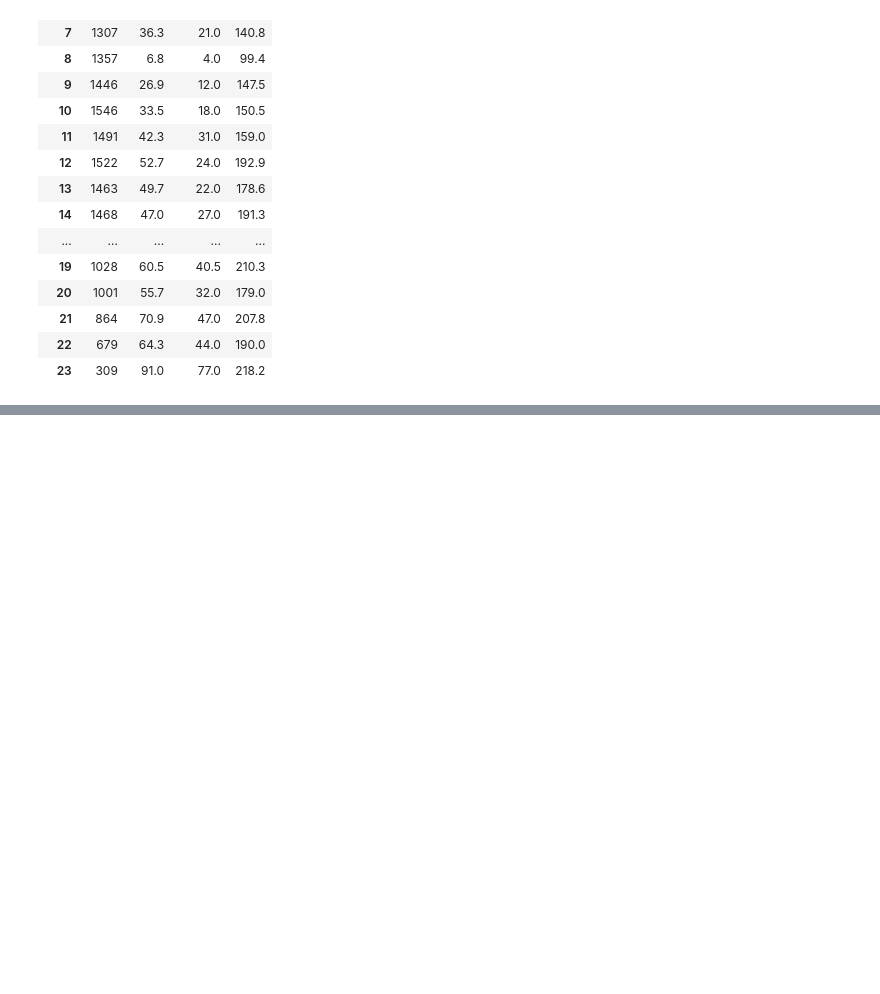
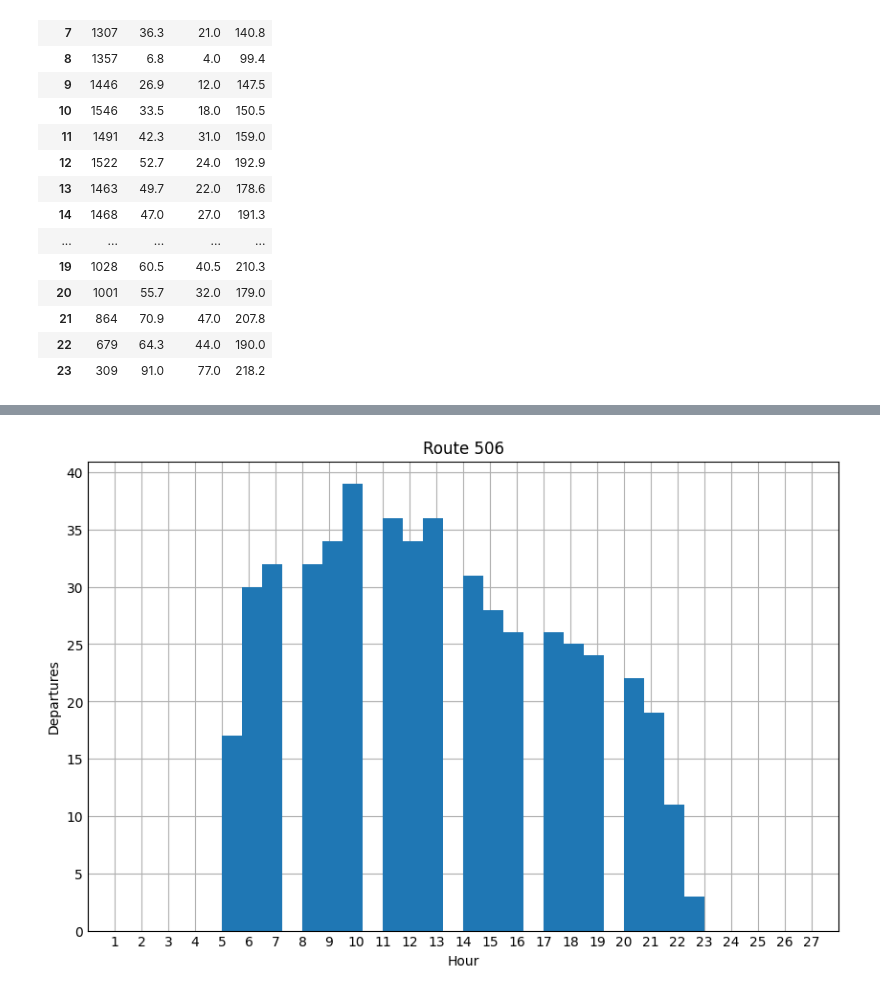
Before and after one commit to aleksisoi/HSL_delay_bus, a Jupyter notebook: query_route.ipynb, the cells around one changed output, grey strips where cells are left out. Cells and saved outputs as stored; diff of their text form; code cells hidden in the pictures; blank space fills up the shorter version.

Commit message:
improved single route query

```diff
--- a/query_route.ipynb
+++ b/query_route.ipynb
@@ -186,0 +210,11 @@ except ImportError:
+# %%
+df2 = df.loc[df["stop_position"] == 0]
+ax = df2["hour"].hist(bins=24, figsize=(8, 5))
+ax.set(xlim=(0, 28), xticks=np.arange(1, 28))
+ax.set_xlabel("Hour")
+ax.set_ylabel("Departures")
+ax.set_title(f"Route {ROUTE}")
+
+plt.show()
+# %% [output]
+[figure, added]
```
Also changed, not shown: parts of 5 cells of this notebook, 1 other file.
